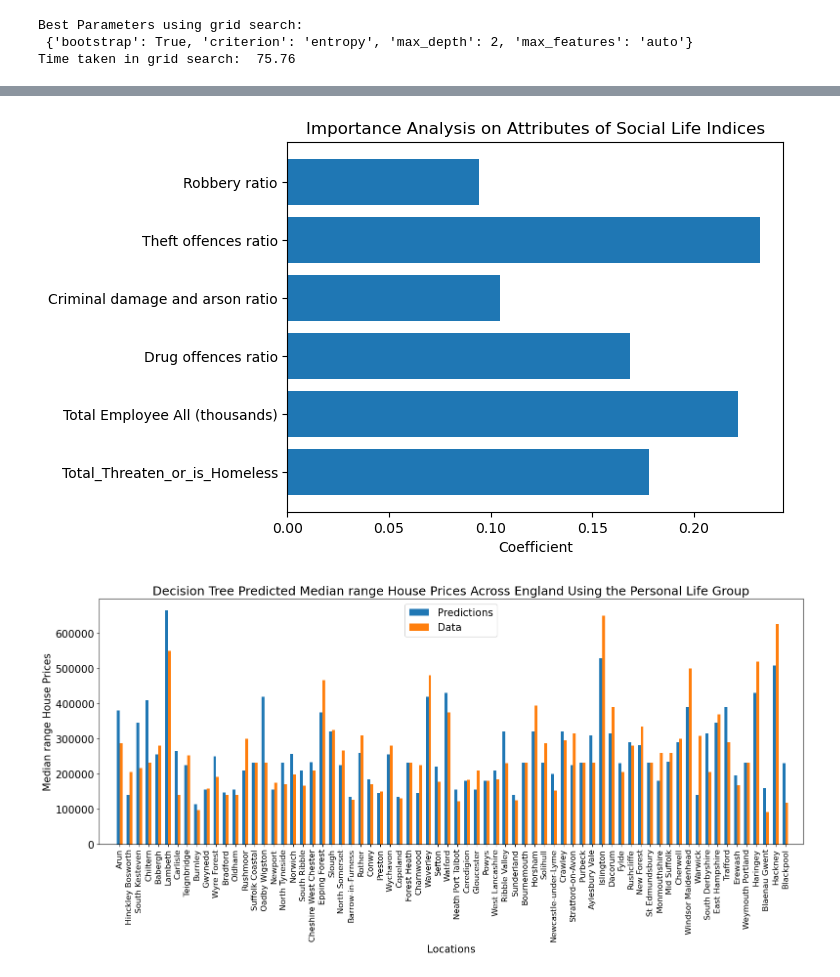
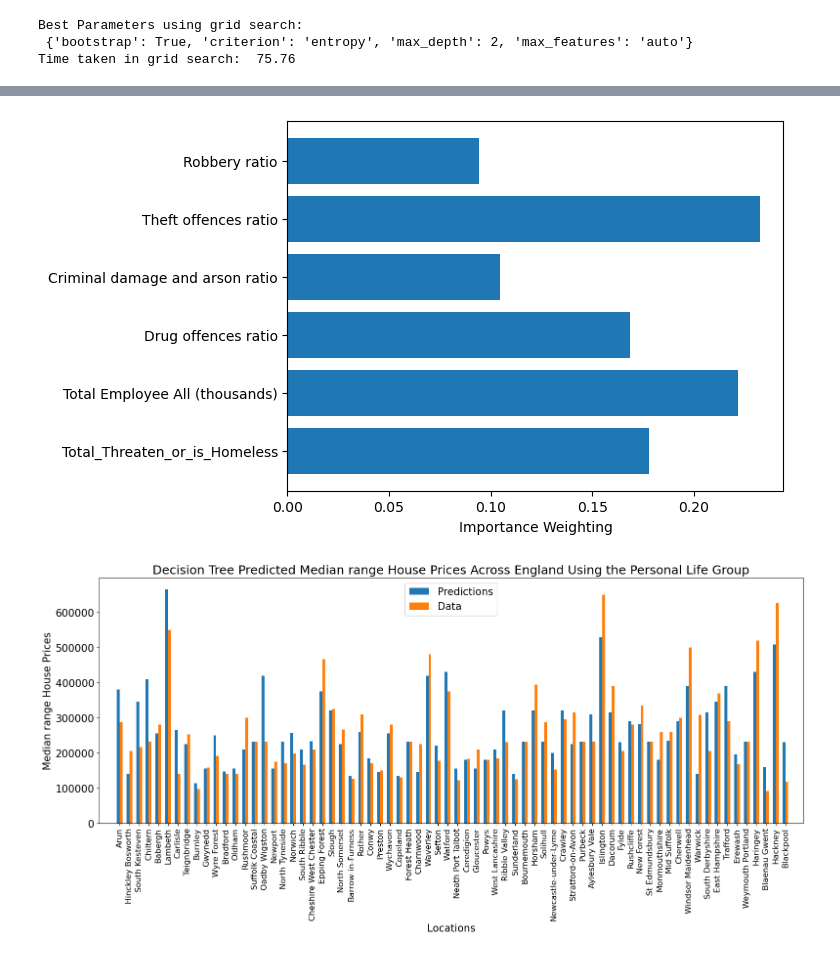
Before and after one commit to SIthodox2286/mdm_3_phace_C, a Jupyter notebook: random_forest_analysis_edited.ipynb, the cells around one changed output, grey strips where cells are left out. Saved outputs shown, nothing was run; the diff lists cells and outputs as text; code cells hidden in the pictures.

```diff
--- a/random_forest_analysis_edited.ipynb
+++ b/random_forest_analysis_edited.ipynb
@@ -385,21 +383,21 @@ dl_feature_importance_score_csv.to_csv(os.path.join(cwd, "ResultTables/daily_lif
 # %%
 plt.rcdefaults()
 fig, ax = plt.subplots()
 
 # Example data
 x_names = list(sl_hundredYard_forest.feature_names_in_[:])
 y_pos = np.arange(len(x_names))
 
 ax.barh(y_pos, sl_feature_importance_score, align='center')
 ax.invert_yaxis()  # labels read top-to-bottom
 ax.set_yticks(y_pos)
 ax.set_yticklabels(list(x_names))
-ax.set_xlabel('Coefficient')
-ax.set_title('Importance Analysis on Attributes of Social Life Indices')
+ax.set_xlabel('Importance Weighting')
+#ax.set_title('Importance Analysis on Attributes of Society Life Factor Indices')
 plt.savefig('Figure/social_life_group_random_forest_importance_score_analysis.png')
 plt.show()
 # %% [output]
-[figure, old version]
+[figure, new version]
 # %%
 sl_feature_importance_score_csv = pd.DataFrame(sl_hundredYard_forest.feature_importances_)
 sl_feature_importance_score_csv.index = sl_hundredYard_forest.feature_names_in_[:]
```
Also changed, not shown: parts of 6 cells of this notebook, 14 other files.
